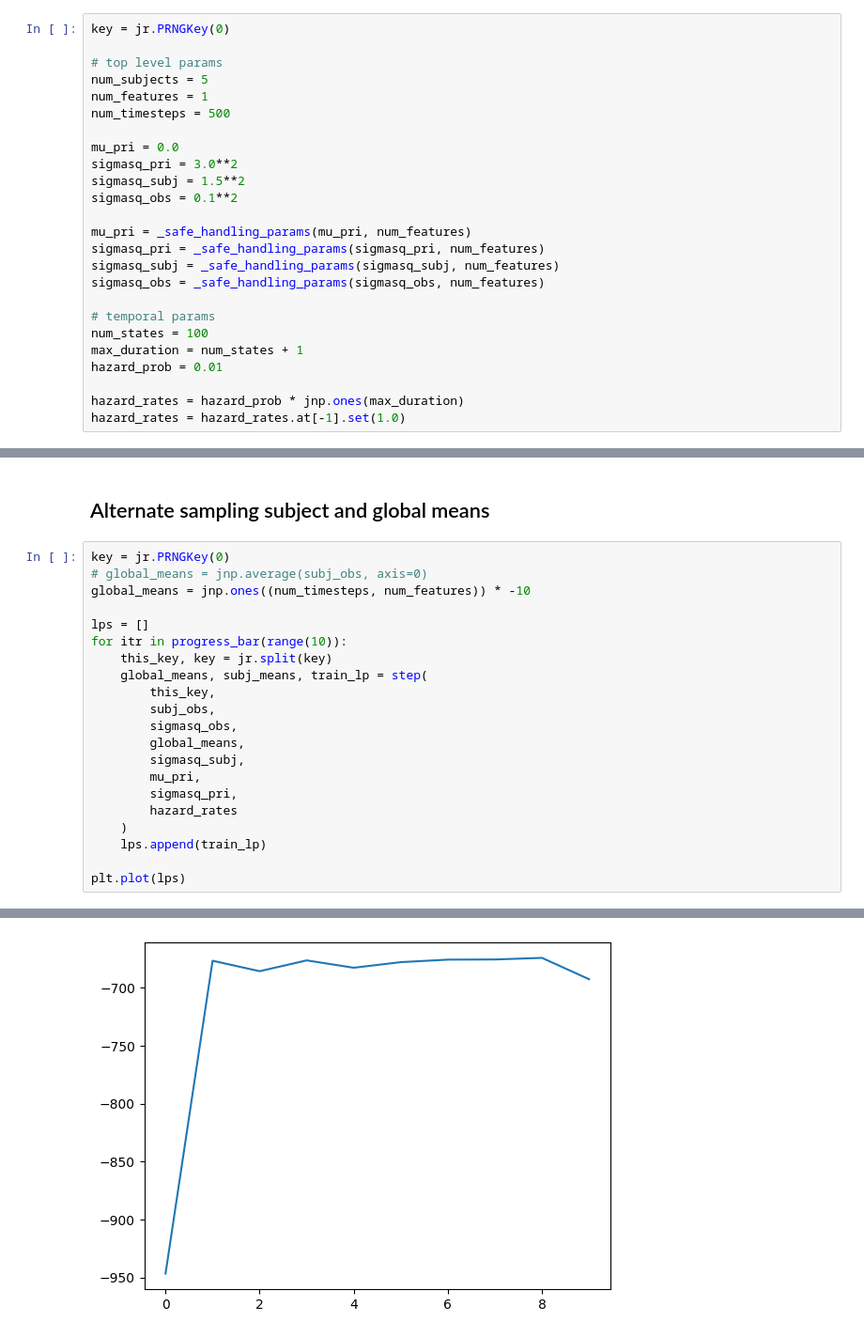
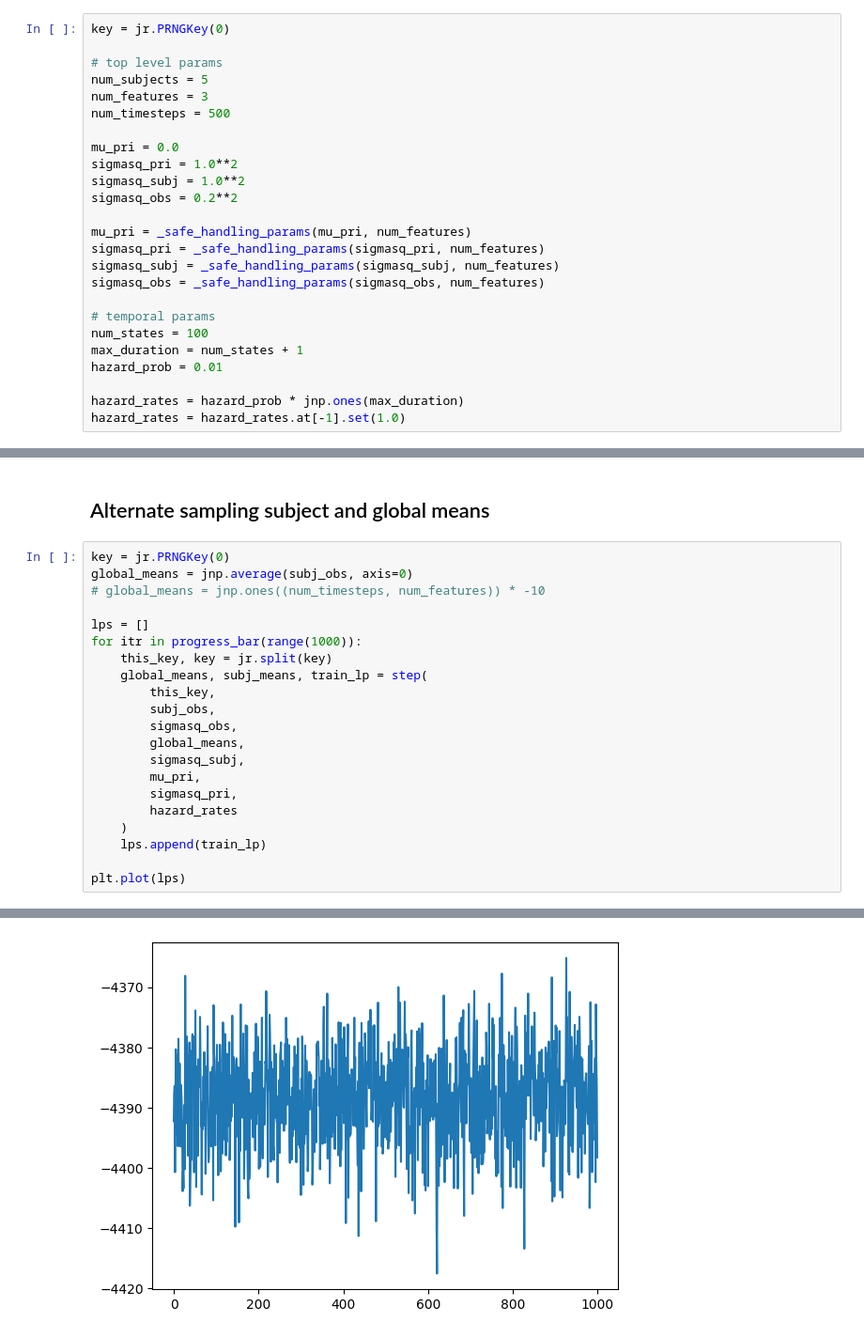
Before and after one commit to emdupre/bayes-ca, a Jupyter notebook: experiments/simulations.ipynb, the cells around one changed output, grey strips where cells are left out. Shown at 94% size. Saved outputs shown, nothing was run; the diff lists cells and outputs as text.

```diff
--- a/experiments/simulations.ipynb
+++ b/experiments/simulations.ipynb
@@ -536,13 +536,13 @@ key = jr.PRNGKey(0)
 
 # top level params
 num_subjects = 5
-num_features = 1
+num_features = 3
 num_timesteps = 500
 
 mu_pri = 0.0
-sigmasq_pri = 3.0**2
-sigmasq_subj = 1.5**2
-sigmasq_obs = 0.1**2
+sigmasq_pri = 1.0**2
+sigmasq_subj = 1.0**2
+sigmasq_obs = 0.2**2
 
 mu_pri = _safe_handling_params(mu_pri, num_features)
 sigmasq_pri = _safe_handling_params(sigmasq_pri, num_features)
@@ -619,11 +620,11 @@ plt.legend()
 ## Alternate sampling subject and global means
 # %%
 key = jr.PRNGKey(0)
-# global_means = jnp.average(subj_obs, axis=0)
-global_means = jnp.ones((num_timesteps, num_features)) * -10
+global_means = jnp.average(subj_obs, axis=0)
+# global_means = jnp.ones((num_timesteps, num_features)) * -10
 
 lps = []
-for itr in progress_bar(range(10)):
+for itr in progress_bar(range(1000)):
     this_key, key = jr.split(key)
     global_means, subj_means, train_lp = step(
         this_key,
@@ -644,4 +662,4 @@ plt.plot(lps)
-[figure, old version]
+[figure, new version]
 # %%
 # plt.plot(true_global_means, label='true $\mu_0$')
 plt.plot(global_means, label='sampled $\mu^0$')
```
Also changed, not shown: parts of 8 cells of this notebook.
